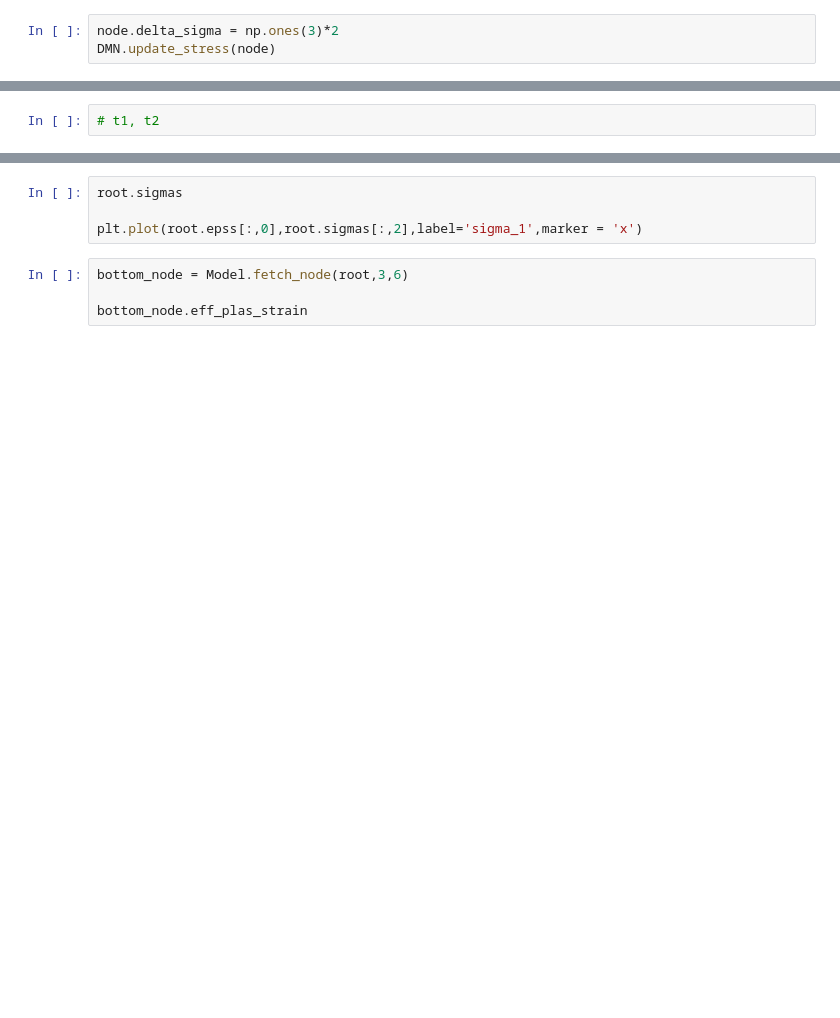
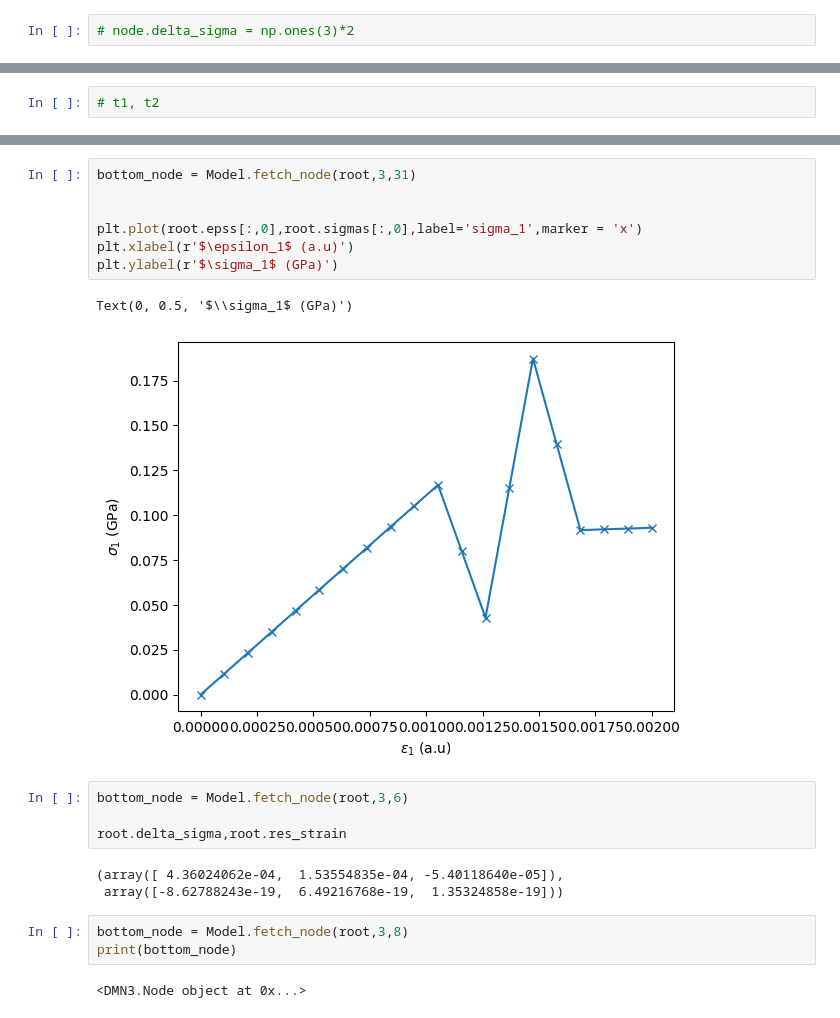
Before and after one commit to Maks-562/Project, a Jupyter notebook: DMN/plasticity_workspace.ipynb, the cells around one changed output, grey strips where cells are left out. Drawn from its saved outputs; the diff is of its cells as text; blank space fills up the shorter version.

Commit message:
now resluts in some graph

```diff
--- a/DMN/plasticity_workspace.ipynb
+++ b/DMN/plasticity_workspace.ipynb
@@ -20,4 +43,3 @@ node.rotated_compliance = homogenise(node.left.rotated_compliance, node.right.ro
 # %%
-node.delta_sigma = np.ones(3)*2
-DMN.update_stress(node)
+# node.delta_sigma = np.ones(3)*2
 # %%
@@ -162,8 +171,22 @@ ValueError: Plastic state not converged after 5000 iterations
 # %%
-root.sigmas
+bottom_node = Model.fetch_node(root,3,31)
 
-plt.plot(root.epss[:,0],root.sigmas[:,2],label='sigma_1',marker = 'x')
+
+plt.plot(root.epss[:,0],root.sigmas[:,0],label='sigma_1',marker = 'x')
+plt.xlabel(r'$\epsilon_1$ (a.u)')
+plt.ylabel(r'$\sigma_1$ (GPa)')
+# %% [output]
+Text(0, 0.5, '$\\sigma_1$ (GPa)')
+[figure, added]
 # %%
 bottom_node = Model.fetch_node(root,3,6)
 
-bottom_node.eff_plas_strain
+root.delta_sigma,root.res_strain
+# %% [output]
+(array([ 4.36024062e-04,  1.53554835e-04, -5.40118640e-05]),
+ array([-8.62788243e-19,  6.49216768e-19,  1.35324858e-19]))
+# %%
+bottom_node = Model.fetch_node(root,3,8)
+print(bottom_node)
+# %% [output]
+<DMN3.Node object at 0x...>
```
Also changed, not shown: parts of 20 cells of this notebook, 1 other file.
